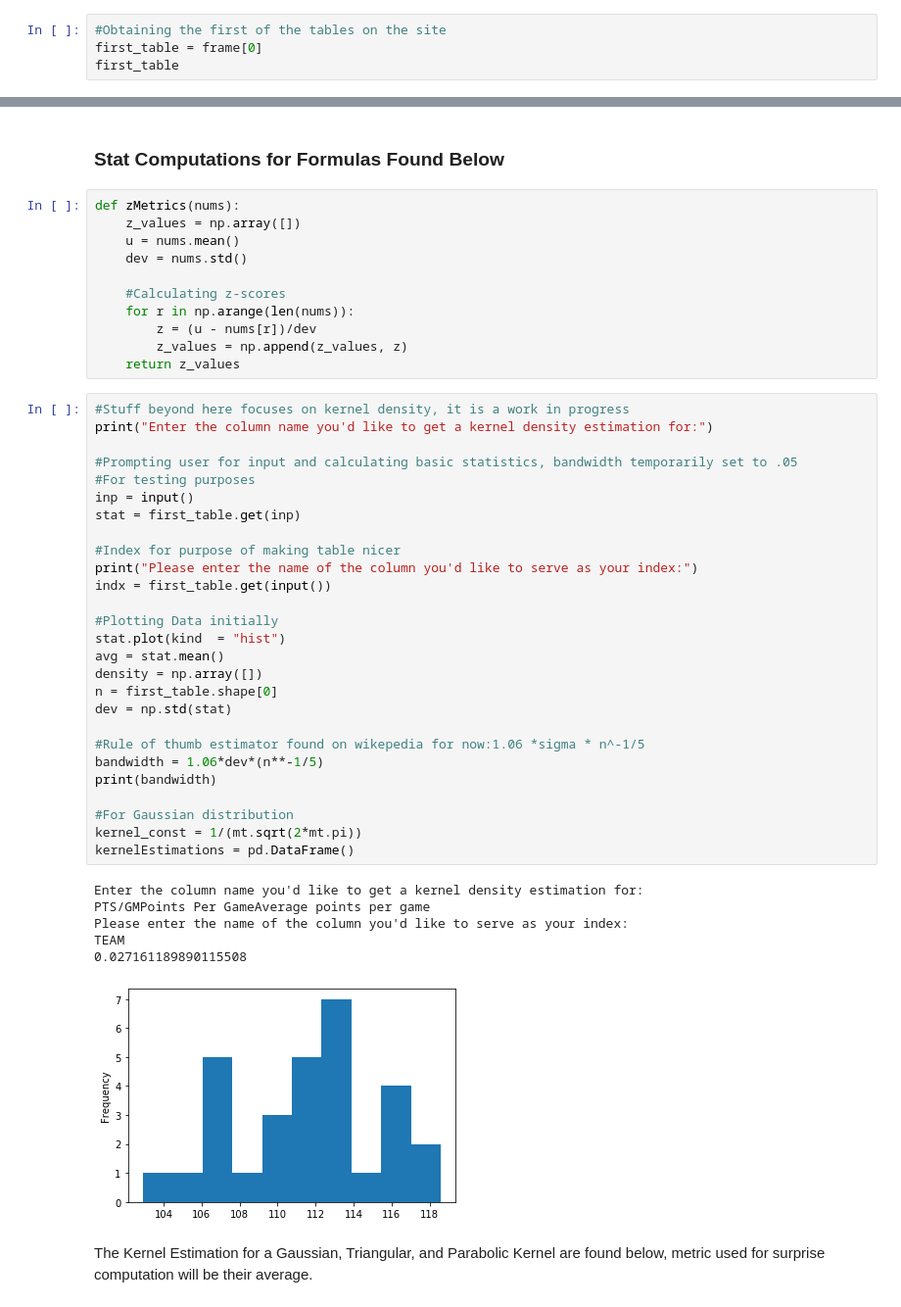
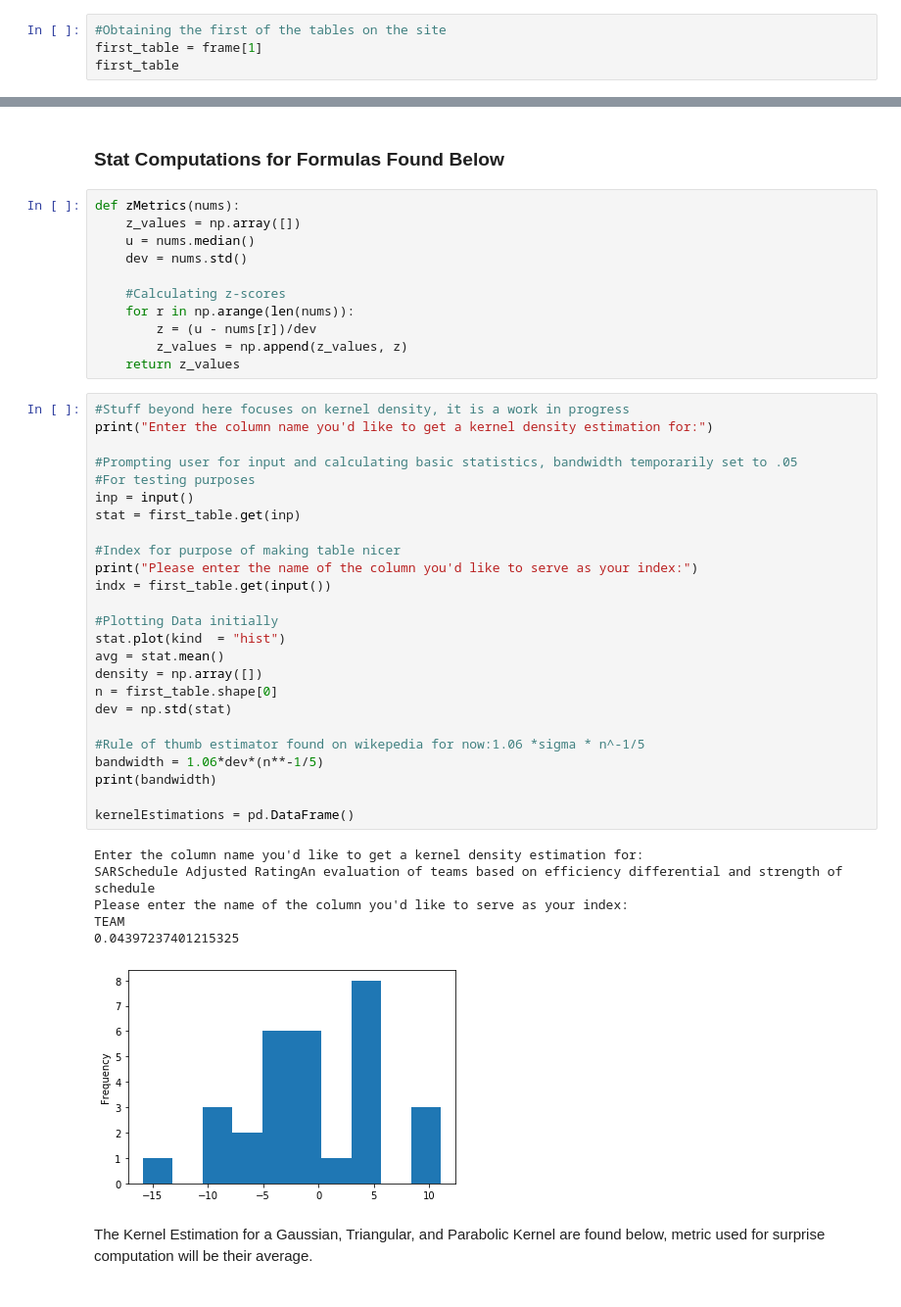
Before and after one commit to gilpasternak35/Likelihood, a Jupyter notebook: likelihood-public.ipynb, the cells around one changed output, grey strips where cells are left out. Shown at 98% size. Saved outputs shown, nothing was run; the diff lists cells and outputs as text.

```diff
--- a/likelihood-public.ipynb
+++ b/likelihood-public.ipynb
@@ -369,7 +286,7 @@ https://www.nbastuffer.com/2019-2020-nba-team-stats/
  [30 rows x 24 columns]]
 # %%
 #Obtaining the first of the tables on the site
-first_table = frame[0]
+first_table = frame[1]
 first_table
 # %% [output]
 |  | RANK | TEAM | CONF | DIVISION | GP | PTS/GMPoints Per GameAverage poin... | aPTS/GMPoints Allowed Per GameAve... | ... |
@@ -395,7 +312,7 @@ first_table
 # %%
 def zMetrics(nums):
     z_values = np.array([])
-    u = nums.mean()
+    u = nums.median()
     dev = nums.std()
 
     #Calculating z-scores
@@ -406,37 +323,35 @@ def zMetrics(nums):
 # %%
 #Stuff beyond here focuses on kernel density, it is a work in progress
 print("Enter the column name you'd like to get a kernel density estimation for:")
 
 #Prompting user for input and calculating basic statistics, bandwidth temporarily set to .05
 #For testing purposes
 inp = input()
 stat = first_table.get(inp)
 
 #Index for purpose of making table nicer
 print("Please enter the name of the column you'd like to serve as your index:")
 indx = first_table.get(input())
 
 #Plotting Data initially
 stat.plot(kind  = "hist")
 avg = stat.mean()
 density = np.array([])
 n = first_table.shape[0]
 dev = np.std(stat)
 
 #Rule of thumb estimator found on wikepedia for now:1.06 *sigma * n^-1/5
 bandwidth = 1.06*dev*(n**-1/5)
 print(bandwidth)
 
-#For Gaussian distribution
-kernel_const = 1/(mt.sqrt(2*mt.pi))
 kernelEstimations = pd.DataFrame()
 # %% [output]
 Enter the column name you'd like to get a kernel density estimation for:
-PTS/GMPoints Per GameAverage points per game
+SARSchedule Adjusted RatingAn evaluation of teams based on efficiency differential and strength of schedule
 Please enter the name of the column you'd like to serve as your index:
 TEAM
-0.027161189890115508
+0.04397237401215325
-[figure, old version]
+[figure, new version]
 # %% [markdown]
 The Kernel Estimation for a Gaussian, Triangular, and Parabolic Kernel are found below, metric used for surprise computation will be their average.
 # %%
```
Also changed, not shown: parts of 13 cells of this notebook.
